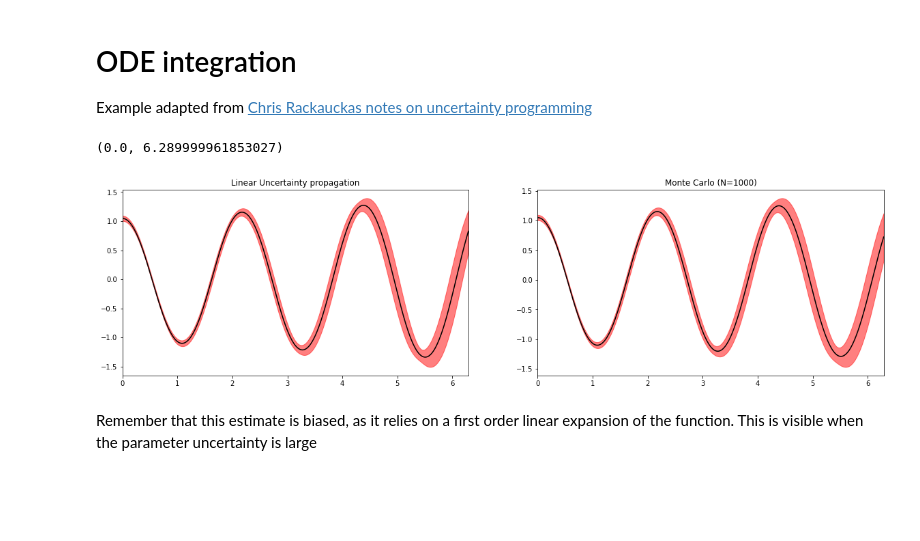
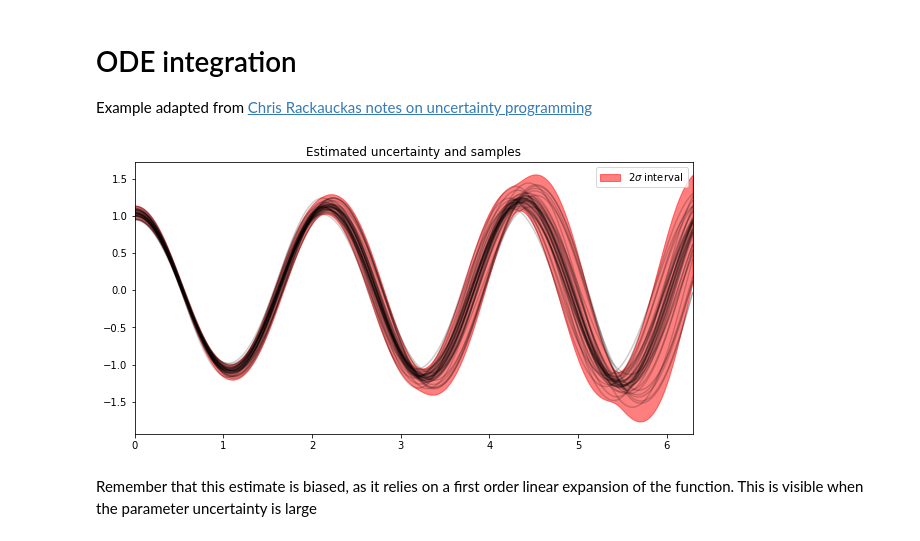
Before and after one commit to astanziola/luprox, a Jupyter notebook: Examples.ipynb, the cells around one changed output. Cells and saved outputs as stored; diff of their text form; code cells hidden in the pictures; blank space fills up the shorter version.

Commit message:
samples in ode example

```diff
--- a/Examples.ipynb
+++ b/Examples.ipynb
@@ -131,27 +131,32 @@ def solve_pendulum(params):
     return trajectory[:,0]
 # %%
 solve_linear = linear_uncertainty(solve_pendulum)
-solve_mc = mc_uncertainty(solve_pendulum, trials=1000)
+solve_mc = mc_uncertainty(f, trials=1000)
+sampler = monte_carlo(solve_pendulum, trials=40)
 # %%
 linear_trajectory, covariance = solve_linear(params, cov_in)
-linear_std = jnp.sqrt(jnp.diag(covariance))
+sigma_3 = jnp.sqrt(jnp.diag(covariance))*2
 
-mc_trajectory, covariance = solve_mc(params, cov_in, key)
-mc_std = jnp.sqrt(jnp.diag(covariance))
+mc_trajectory, mc_cov = solve_mc(params, cov_in, key)
+
+samples = sampler(params, cov_in, key)
-# %%
-fig, ax = plt.subplots(1,2,figsize=(20,5))
-ax[0].plot(t, linear_trajectory, color="black")
-ax[0].fill_between(t, linear_trajectory-linear_std, linear_trajectory+linear_std, color="red", alpha=0.5)
-ax[0].set_title("Linear Uncertainty propagation")
-ax[0].set_xlim([t[0], t[-1]])
-
-ax[1].plot(t, mc_trajectory, color="black")
-ax[1].fill_between(t, mc_trajectory-mc_std, mc_trajectory+mc_std, color="red", alpha=0.5)
-ax[1].set_title("Monte Carlo (N=1000)")
-ax[1].set_xlim([t[0], t[-1]])
-# %% [output]
-(0.0, 6.289999961853027)
-[figure, removed]
+# %%
+plt.figure(figsize=(10,5))
+plt.fill_between(
+    t,
+    linear_trajectory-sigma_3,
+    linear_trajectory+sigma_3,
+    color="red",
+    alpha=0.5,
+    label="2$\sigma$ interval"
+)
+plt.xlim([t[0], t[-1]])
+plt.plot(t, samples.T, color="black", alpha=0.2)
+plt.title("Estimated uncertainty and samples")
+plt.legend()
+plt.show()
+# %% [output]
+[figure, added]
 # %% [markdown]
 Remember that this estimate is biased, as it relies on a first order linear expansion of the function. This is visible when the parameter uncertainty is large
 # %%
```
Also changed, not shown: parts of 10 cells of this notebook, 4 other files.
